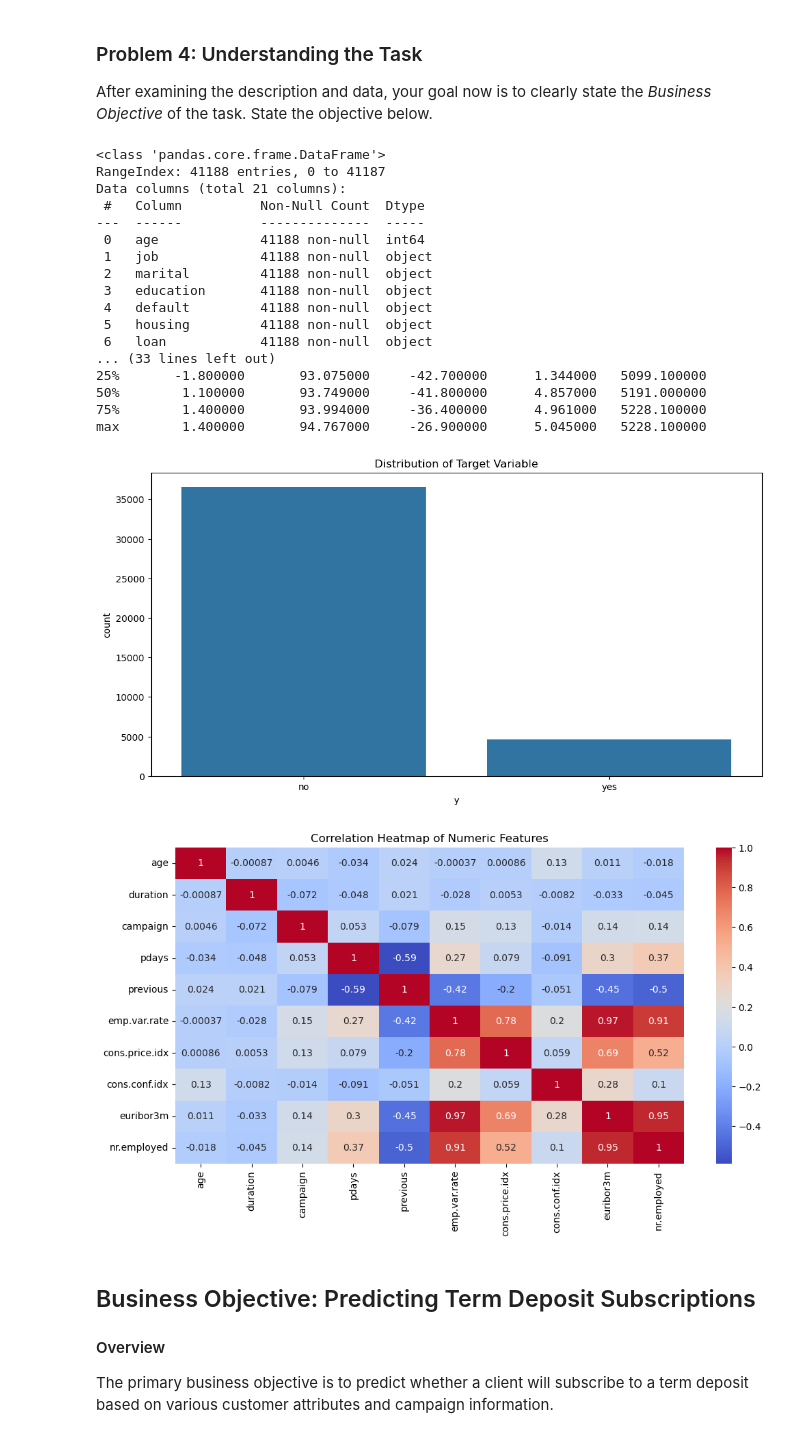
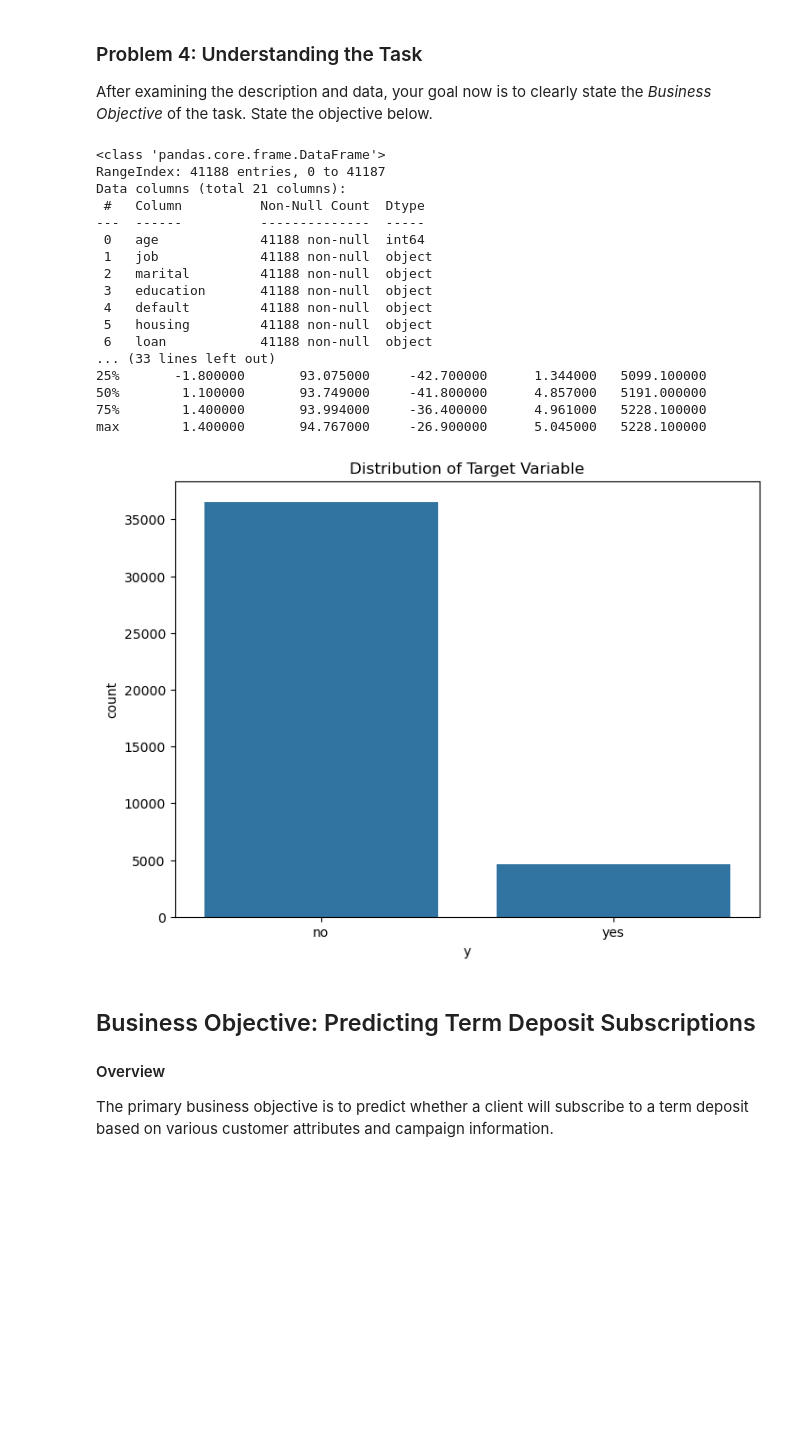
Before and after one commit to krishna-lenkala/kraftwerk, a Jupyter notebook: module17_starter/prompt_III.ipynb, the cells around one changed output. Cells and saved outputs as stored; diff of their text form; code cells hidden in the pictures; blank space fills up the shorter version.

```diff
--- a/module17_starter/prompt_III.ipynb
+++ b/module17_starter/prompt_III.ipynb
@@ -158,39 +245,32 @@ After examining the description and data, your goal now is to clearly state the
 # %%
 bank_marketing_data.info()
 print("\nDescriptive Statistics:")
 print(bank_marketing_data.describe())
 
 # Visualizations
-plt.figure(figsize=(12, 6))
+plt.figure(figsize=(8, 6))
 sns.countplot(x='y', data=bank_marketing_data)
 plt.title('Distribution of Target Variable')
 plt.show()
-
-numeric_features = bank_marketing_data.select_dtypes(include=[np.number]).columns
-plt.figure(figsize=(12, 6))
-sns.heatmap(bank_marketing_data[numeric_features].corr(), annot=True, cmap='coolwarm')
-plt.title('Correlation Heatmap of Numeric Features')
-plt.show()
 # %% [output]
 <class 'pandas.core.frame.DataFrame'>
 RangeIndex: 41188 entries, 0 to 41187
 Data columns (total 21 columns):
  #   Column          Non-Null Count  Dtype
 ---  ------          --------------  -----
  0   age             41188 non-null  int64
  1   job             41188 non-null  object
  2   marital         41188 non-null  object
  3   education       41188 non-null  object
  4   default         41188 non-null  object
  5   housing         41188 non-null  object
  6   loan            41188 non-null  object
 ... (33 lines left out)
 25%       -1.800000       93.075000     -42.700000      1.344000   5099.100000
 50%        1.100000       93.749000     -41.800000      4.857000   5191.000000
 75%        1.400000       93.994000     -36.400000      4.961000   5228.100000
 max        1.400000       94.767000     -26.900000      5.045000   5228.100000
-[figure, old version]
+[figure, new version]
-[figure, removed]
 # %% [markdown]
 ## Business Objective: Predicting Term Deposit Subscriptions
 #### Overview
```
Also changed, not shown: parts of 6 cells of this notebook.
